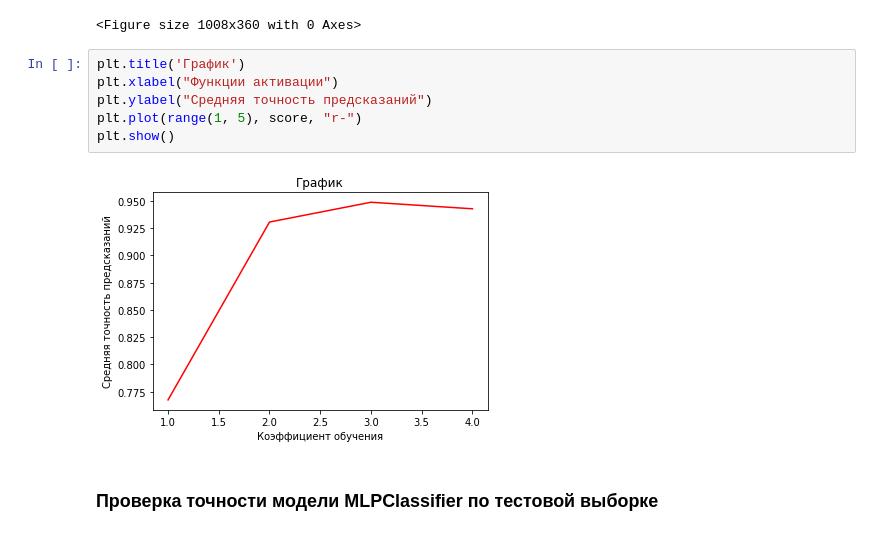
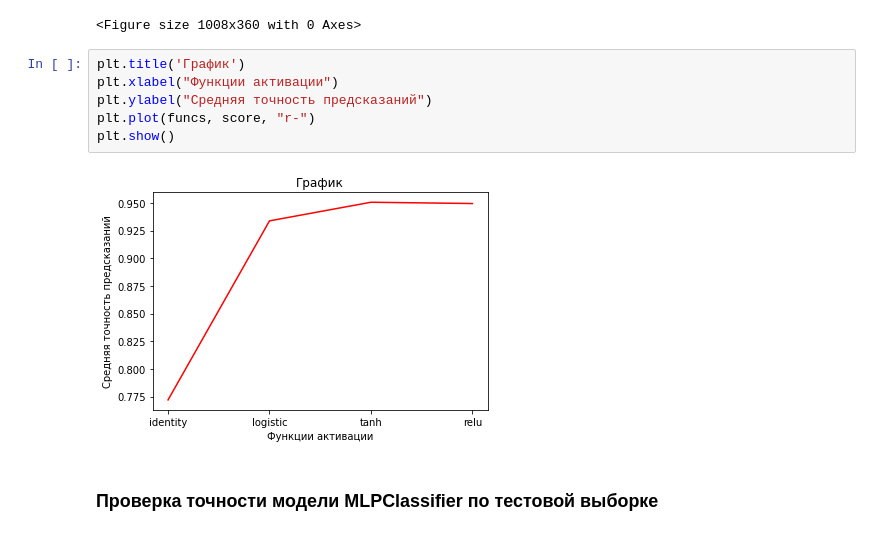
Before and after one commit to AlexyNat/ml, a Jupyter notebook: lab4.ipynb, the cells around one changed output. Cells and saved outputs as stored; diff of their text form.

```diff
--- a/lab4.ipynb
+++ b/lab4.ipynb
@@ -84,11 +84,11 @@ for inx, func in enumerate(funcs):
 # %%
 plt.title('График')
 plt.xlabel("Функции активации")
 plt.ylabel("Средняя точность предсказаний")
-plt.plot(range(1, 5), score, "r-")
+plt.plot(funcs, score, "r-")
 plt.show()
 # %% [output]
-[figure, old version]
+[figure, new version]
 # %% [markdown]
 <h3>Проверка точности модели MLPClassifier по тестовой выборке</h3>
 # %%
```
Also changed, not shown: parts of 7 cells of this notebook.
